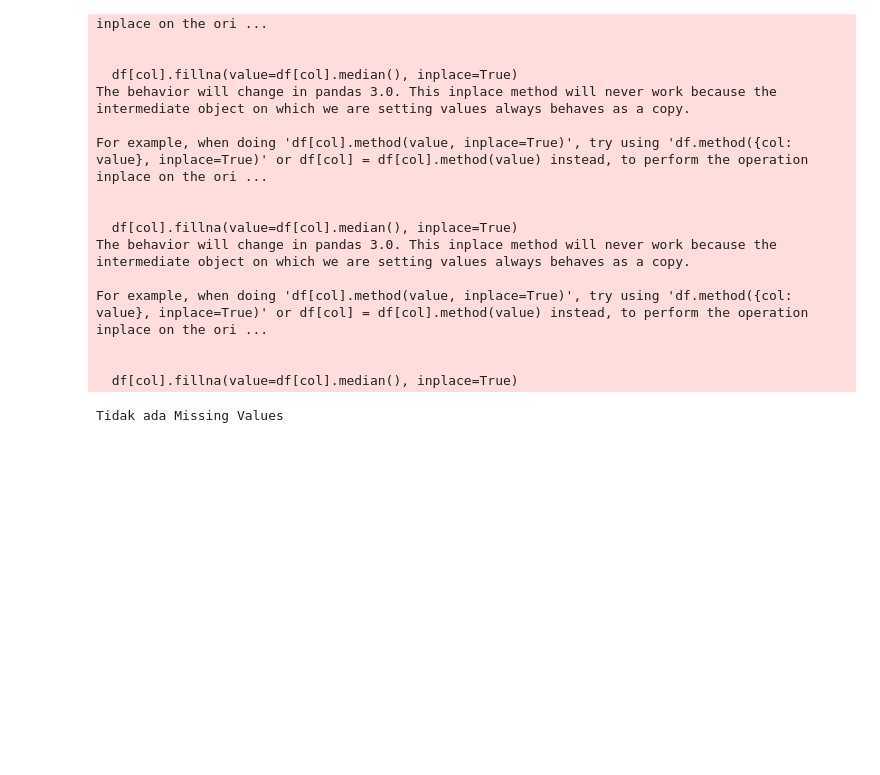
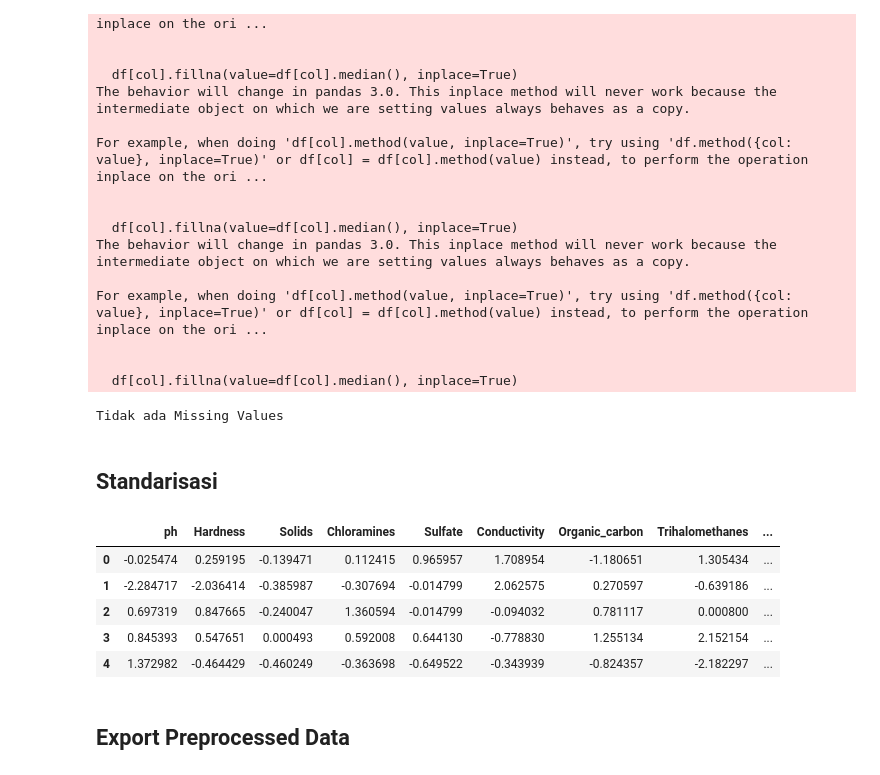
Before and after one commit to Sulbae/Eksperimen_SML_Anggun-Sulis-Setyawan, a Jupyter notebook: Eksperimen_Anggun-Sulis-Setyawan.ipynb, the cells around one changed output. Drawn from its saved outputs; the diff is of its cells as text; code cells hidden in the pictures; blank space fills up the shorter version.

```diff
--- a/Eksperimen_Anggun-Sulis-Setyawan.ipynb
+++ b/Eksperimen_Anggun-Sulis-Setyawan.ipynb
@@ -245,5 +260,27 @@ else:
     print("Tidak ada Missing Values")
 # %% [output]
 Tidak ada Missing Values
+# %% [markdown]
+## Standarisasi
+# %%
+X = df.drop(columns=['Potability'])
+y = df['Potability']
+# %%
+scaler = StandardScaler()
+
+X_scaled = pd.DataFrame(scaler.fit_transform(X), columns=X.columns)
+
+df_scaled = pd.concat([X_scaled, y], axis=1)
+
+df_scaled.head()
+# %% [output]
+|  | ph | Hardness | Solids | Chloramines | Sulfate | Conductivity | Organic_carbon | Trihalomethanes | ... |
+| 0 | -0.025474 | 0.259195 | -0.139471 | 0.112415 | 0.965957 | 1.708954 | -1.180651 | 1.305434 | ... |
+| 1 | -2.284717 | -2.036414 | -0.385987 | -0.307694 | -0.014799 | 2.062575 | 0.270597 | -0.639186 | ... |
+| 2 | 0.697319 | 0.847665 | -0.240047 | 1.360594 | -0.014799 | -0.094032 | 0.781117 | 0.000800 | ... |
+| 3 | 0.845393 | 0.547651 | 0.000493 | 0.592008 | 0.644130 | -0.778830 | 1.255134 | 2.152154 | ... |
+| 4 | 1.372982 | -0.464429 | -0.460249 | -0.363698 | -0.649522 | -0.343939 | -0.824357 | -2.182297 | ... |
+# %% [markdown]
+## Export Preprocessed Data
 # %%
 df.to_csv('water_potability_preprocessing.csv', index=False)
```
Also changed, not shown: parts of 2 cells of this notebook, 1 other file.
